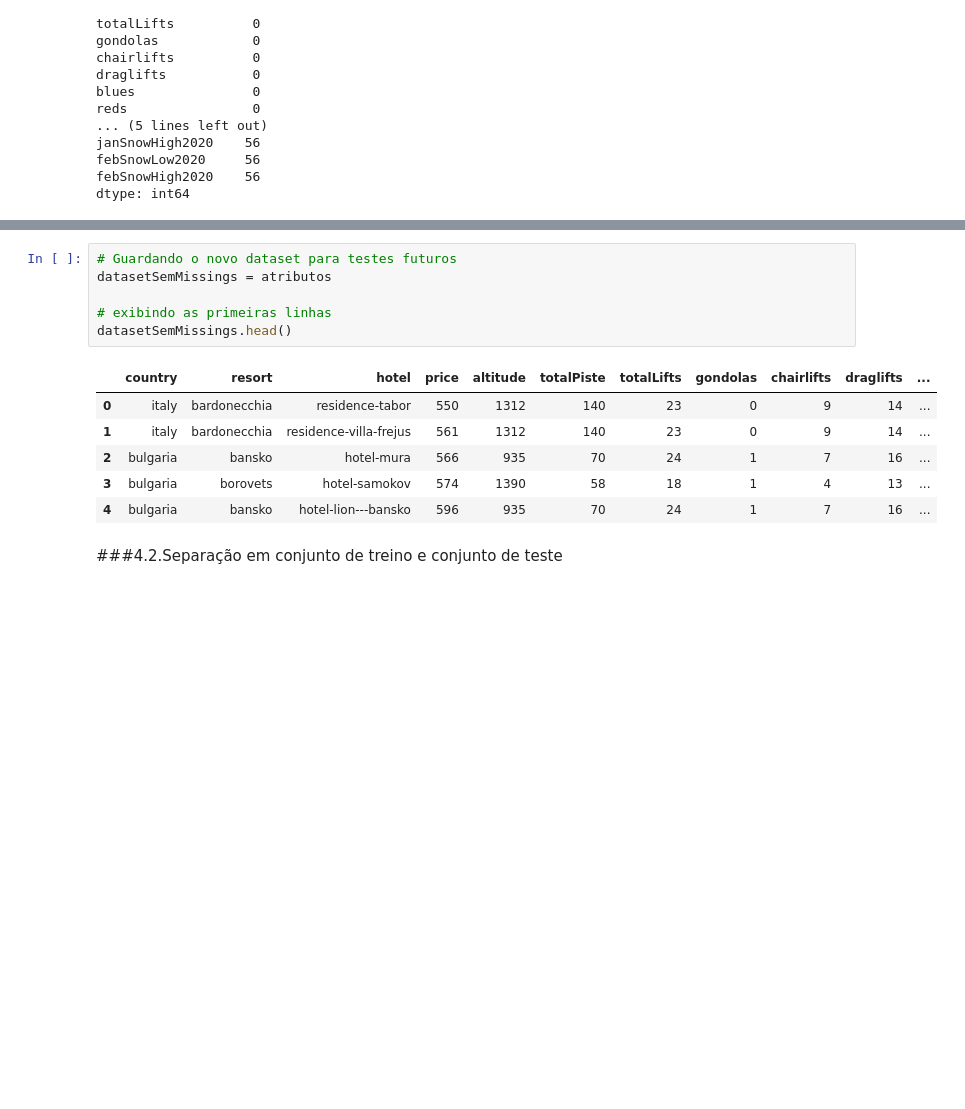
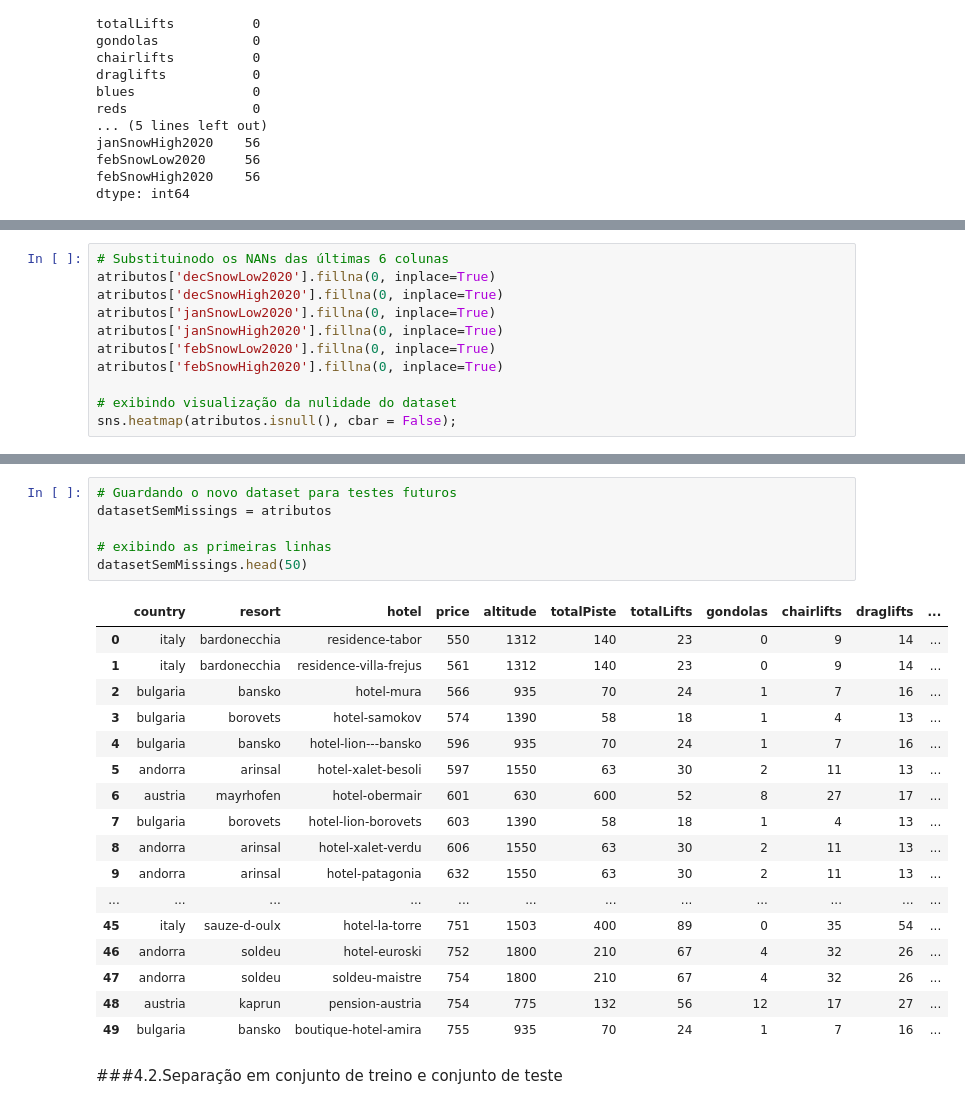
Before and after one commit to CECILIACFR/DATASCIENCE, a Jupyter notebook: MVP_CD_Hoteis_de_Esqui.ipynb, the cells around one changed output, grey strips where cells are left out. Drawn from its saved outputs; the diff is of its cells as text; blank space fills up the shorter version.

```diff
--- a/MVP_CD_Hoteis_de_Esqui.ipynb
+++ b/MVP_CD_Hoteis_de_Esqui.ipynb
@@ -614,0 +623,11 @@ Verificamos que o dataset não possui mais as colunas "distance_lift" e "sleeps"
+# %%
+# Substituinodo os NANs das últimas 6 colunas
+atributos['decSnowLow2020'].fillna(0, inplace=True)
+atributos['decSnowHigh2020'].fillna(0, inplace=True)
+atributos['janSnowLow2020'].fillna(0, inplace=True)
+atributos['janSnowHigh2020'].fillna(0, inplace=True)
+atributos['febSnowLow2020'].fillna(0, inplace=True)
+atributos['febSnowHigh2020'].fillna(0, inplace=True)
+
+# exibindo visualização da nulidade do dataset
+sns.heatmap(atributos.isnull(), cbar = False);
@@ -615,16 +636,27 @@ Verificamos que o dataset não possui mais as colunas "distance_lift" e "sleeps"
 # %%
 # Guardando o novo dataset para testes futuros
 datasetSemMissings = atributos
 
 # exibindo as primeiras linhas
-datasetSemMissings.head()
+datasetSemMissings.head(50)
 # %% [output]
 |  | country | resort | hotel | price | altitude | totalPiste | totalLifts | gondolas | chairlifts | draglifts | ... |
 | 0 | italy | bardonecchia | residence-tabor | 550 | 1312 | 140 | 23 | 0 | 9 | 14 | ... |
 | 1 | italy | bardonecchia | residence-villa-frejus | 561 | 1312 | 140 | 23 | 0 | 9 | 14 | ... |
 | 2 | bulgaria | bansko | hotel-mura | 566 | 935 | 70 | 24 | 1 | 7 | 16 | ... |
 | 3 | bulgaria | borovets | hotel-samokov | 574 | 1390 | 58 | 18 | 1 | 4 | 13 | ... |
 | 4 | bulgaria | bansko | hotel-lion---bansko | 596 | 935 | 70 | 24 | 1 | 7 | 16 | ... |
+| 5 | andorra | arinsal | hotel-xalet-besoli | 597 | 1550 | 63 | 30 | 2 | 11 | 13 | ... |
+| 6 | austria | mayrhofen | hotel-obermair | 601 | 630 | 600 | 52 | 8 | 27 | 17 | ... |
+| 7 | bulgaria | borovets | hotel-lion-borovets | 603 | 1390 | 58 | 18 | 1 | 4 | 13 | ... |
+| 8 | andorra | arinsal | hotel-xalet-verdu | 606 | 1550 | 63 | 30 | 2 | 11 | 13 | ... |
+| 9 | andorra | arinsal | hotel-patagonia | 632 | 1550 | 63 | 30 | 2 | 11 | 13 | ... |
+| ... | ... | ... | ... | ... | ... | ... | ... | ... | ... | ... | ... |
+| 45 | italy | sauze-d-oulx | hotel-la-torre | 751 | 1503 | 400 | 89 | 0 | 35 | 54 | ... |
+| 46 | andorra | soldeu | hotel-euroski | 752 | 1800 | 210 | 67 | 4 | 32 | 26 | ... |
+| 47 | andorra | soldeu | soldeu-maistre | 754 | 1800 | 210 | 67 | 4 | 32 | 26 | ... |
+| 48 | austria | kaprun | pension-austria | 754 | 775 | 132 | 56 | 12 | 17 | 27 | ... |
+| 49 | bulgaria | bansko | boutique-hotel-amira | 755 | 935 | 70 | 24 | 1 | 7 | 16 | ... |
 # %% [markdown]
 ###4.2.Separação em conjunto de treino e conjunto de teste
 # %% [markdown]
```
Also changed, not shown: parts of 13 cells of this notebook.
